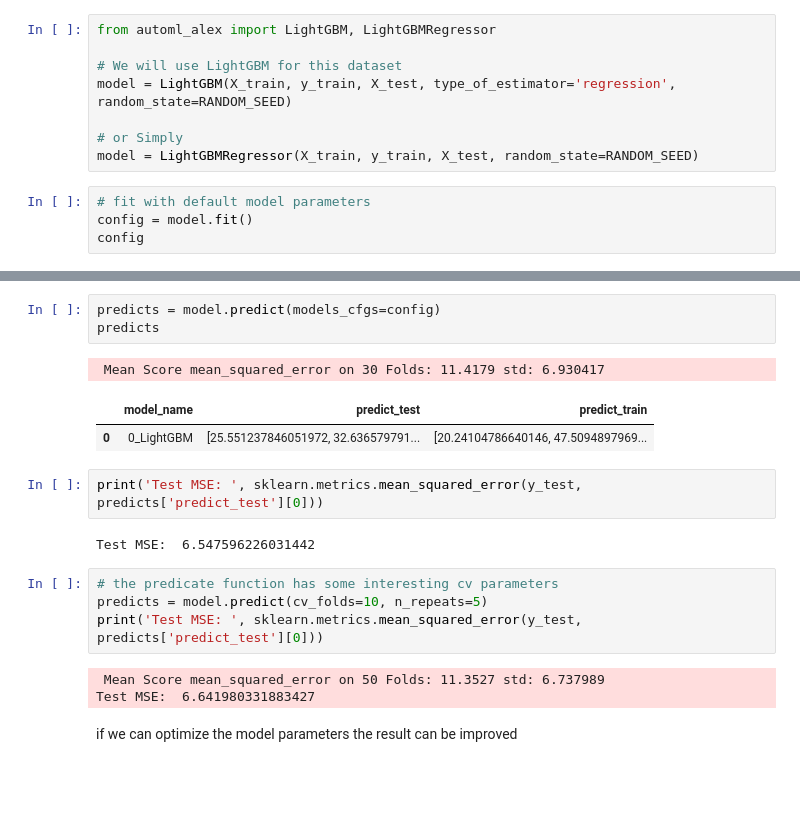
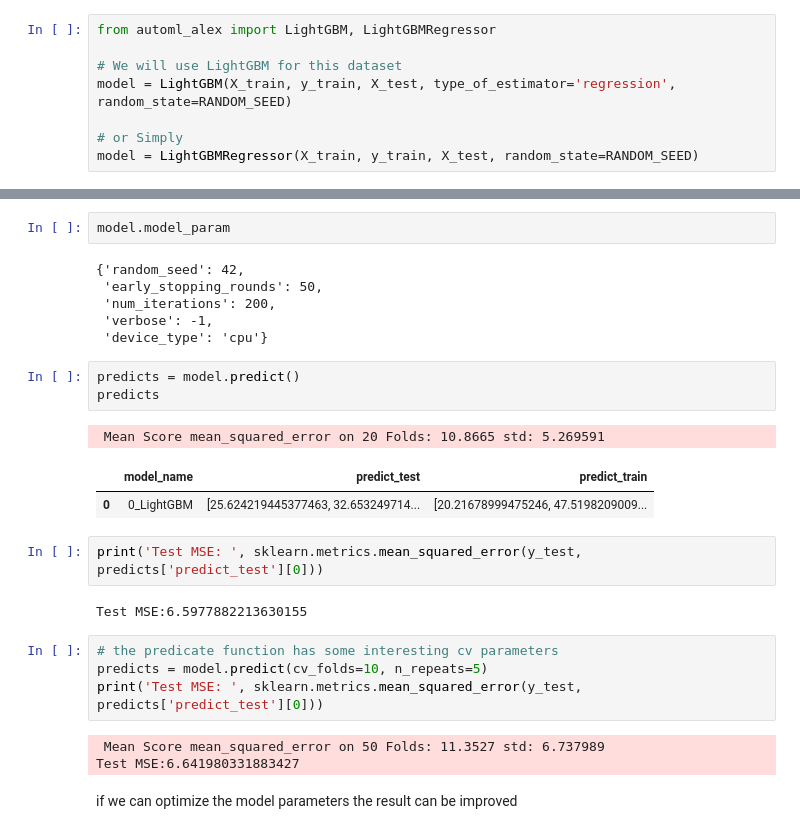
Before and after one commit to Alex-Lekov/AutoML_Alex, a Jupyter notebook: 02_Models.ipynb, the cells around one changed output, grey strips where cells are left out. Saved outputs shown, nothing was run; the diff lists cells and outputs as text; blank space fills up the shorter version.

```diff
--- a/examples/02_Models.ipynb
+++ b/02_Models.ipynb
@@ -52,7 +53,3 @@ model = LightGBM(X_train, y_train, X_test, type_of_estimator='regression', rando
 
 # or Simply
 model = LightGBMRegressor(X_train, y_train, X_test, random_state=RANDOM_SEED)
-# %%
-# fit with default model parameters
-config = model.fit()
-config
@@ -63,21 +56,29 @@ config
+# %%
+model.model_param
+# %% [output]
+{'random_seed': 42,
+ 'early_stopping_rounds': 50,
+ 'num_iterations': 200,
+ 'verbose': -1,
+ 'device_type': 'cpu'}
 # %%
-predicts = model.predict(models_cfgs=config)
+predicts = model.predict()
 predicts
 # %% [output]
- Mean Score mean_squared_error on 30 Folds: 11.4179 std: 6.930417
+ Mean Score mean_squared_error on 20 Folds: 10.8665 std: 5.269591
 |  | model_name | predict_test | predict_train |
-| 0 | 0_LightGBM | [25.551237846051972, 32.636579791... | [20.24104786640146, 47.5094897969... |
+| 0 | 0_LightGBM | [25.624219445377463, 32.653249714... | [20.21678999475246, 47.5198209009... |
 # %%
 print('Test MSE: ', sklearn.metrics.mean_squared_error(y_test, predicts['predict_test'][0]))
 # %% [output]
-Test MSE:  6.547596226031442
+Test MSE:6.5977882213630155
 # %%
 # the predicate function has some interesting cv parameters
 predicts = model.predict(cv_folds=10, n_repeats=5)
 print('Test MSE: ', sklearn.metrics.mean_squared_error(y_test, predicts['predict_test'][0]))
 # %% [output]
  Mean Score mean_squared_error on 50 Folds: 11.3527 std: 6.737989
-Test MSE:  6.641980331883427
+Test MSE:6.641980331883427
 # %% [markdown]
 if we can optimize the model parameters the result can be improved
 # %% [markdown]
```
Also changed, not shown: parts of 3 cells of this notebook, 3 other files.
